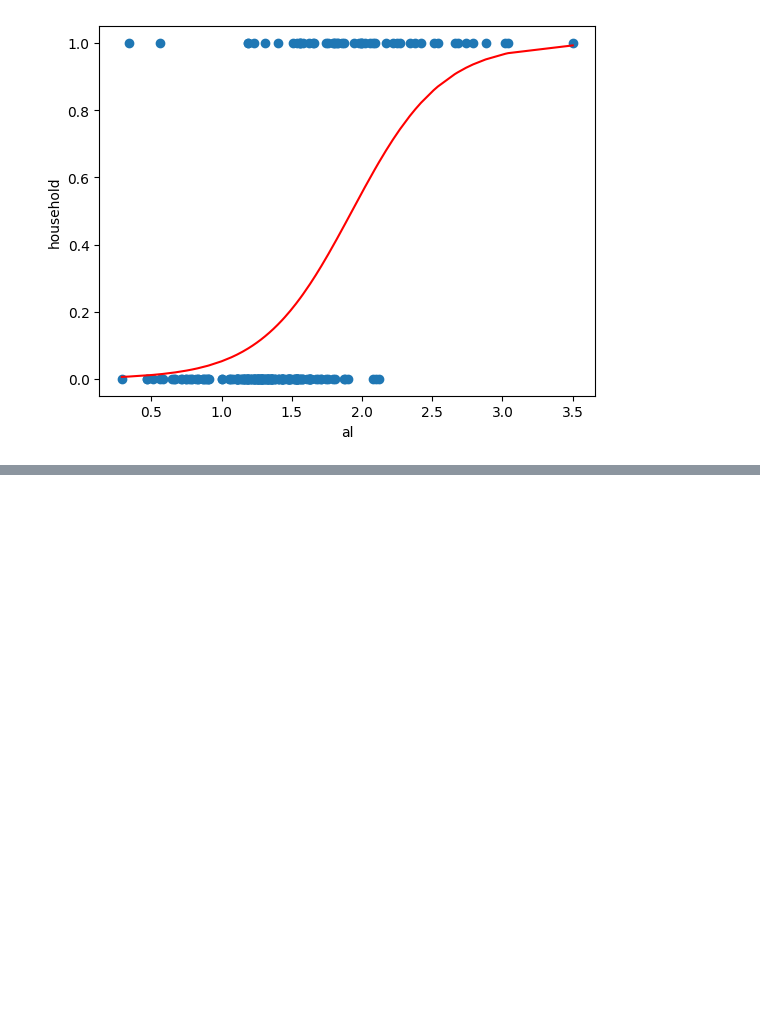
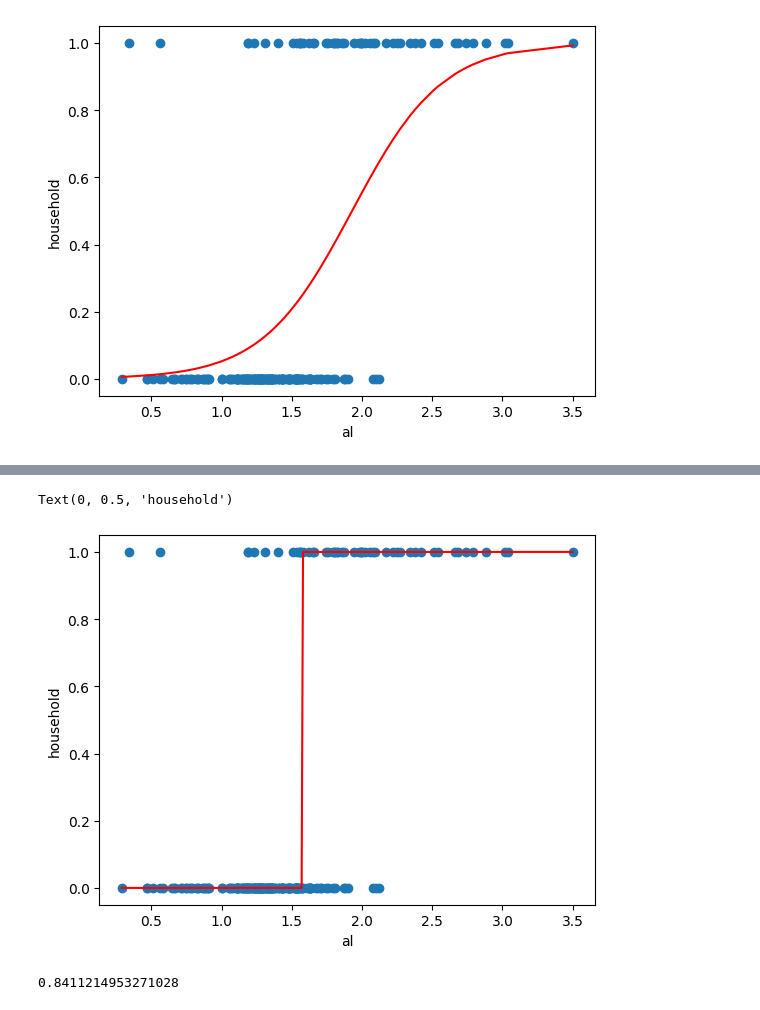
Before and after one commit to rugvedmhatre/NYU-Data-Science-Bootcamp, a Jupyter notebook: Week 7/Week-7.ipynb, the cells around one changed output, grey strips where cells are left out. Drawn from its saved outputs; the diff is of its cells as text; code cells hidden in the pictures; blank space fills up the shorter version.

```diff
--- a/Week 7/Week-7.ipynb
+++ b/Week 7/Week-7.ipynb
@@ -94,0 +121,15 @@ Text(0, 0.5, 'household')
+# %%
+# Threshold is 0.25
+y_pred_1 = (glass.household_pred_prob >= 0.25).astype(int)
+# %%
+plt.scatter(glass.Al, glass.household)
+plt.plot(glass.Al, y_pred_1, color='red')
+plt.xlabel('al')
+plt.ylabel('household')
+# %% [output]
+Text(0, 0.5, 'household')
+[figure, added]
+# %%
+accuracy_score(y_true=y, y_pred=y_pred_1)
+# %% [output]
+0.8411214953271028
```
Also changed, not shown: parts of 85 cells of this notebook.
